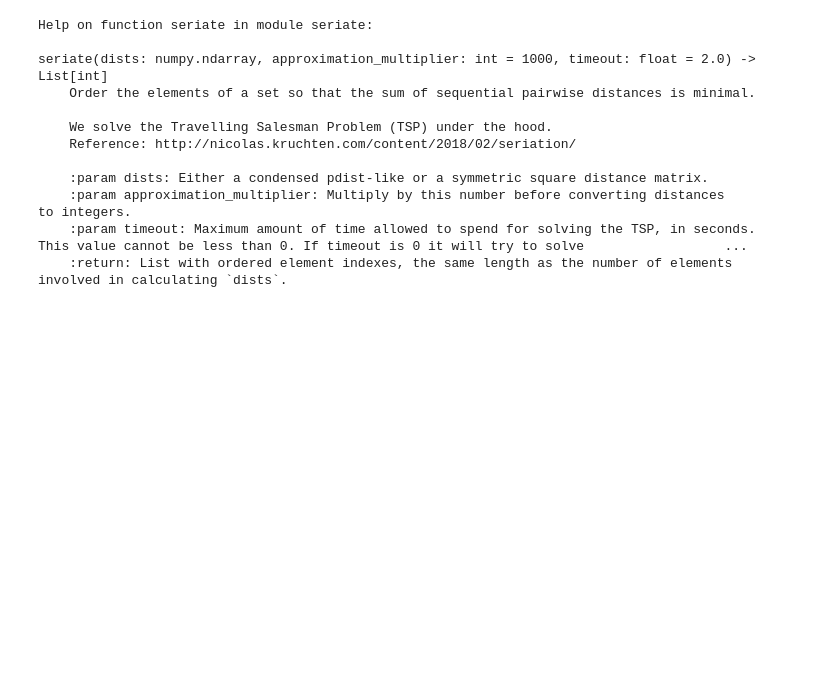
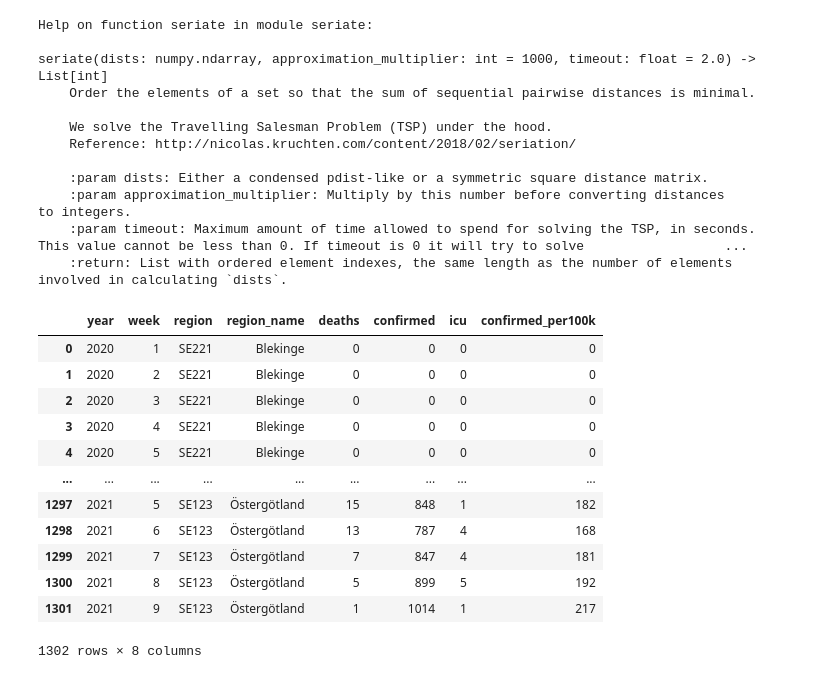
Before and after one commit to martinbenes1996/732A76, a Jupyter notebook: Try.ipynb, the cells around one changed output. Saved outputs shown, nothing was run; the diff lists cells and outputs as text; code cells hidden in the pictures; blank space fills up the shorter version.

```diff
--- a/Try.ipynb
+++ b/Try.ipynb
@@ -195,3 +195,19 @@ seriate(dists: numpy.ndarray, approximation_multiplier: int = 1000, timeout: flo
     :param approximation_multiplier: Multiply by this number before converting distances                                      to integers.
     :param timeout: Maximum amount of time allowed to spend for solving the TSP, in seconds.                     This value cannot be less than 0. If timeout is 0 it will try to solve                  ...
     :return: List with ordered element indexes, the same length as the number of elements              involved in calculating `dists`.
+# %%
+se_deaths
+# %% [output]
+|  | year | week | region | region_name | deaths | confirmed | icu | confirmed_per100k |
+| 0 | 2020 | 1 | SE221 | Blekinge | 0 | 0 | 0 | 0 |
+| 1 | 2020 | 2 | SE221 | Blekinge | 0 | 0 | 0 | 0 |
+| 2 | 2020 | 3 | SE221 | Blekinge | 0 | 0 | 0 | 0 |
+| 3 | 2020 | 4 | SE221 | Blekinge | 0 | 0 | 0 | 0 |
+| 4 | 2020 | 5 | SE221 | Blekinge | 0 | 0 | 0 | 0 |
+| ... | ... | ... | ... | ... | ... | ... | ... | ... |
+| 1297 | 2021 | 5 | SE123 | Östergötland | 15 | 848 | 1 | 182 |
+| 1298 | 2021 | 6 | SE123 | Östergötland | 13 | 787 | 4 | 168 |
+| 1299 | 2021 | 7 | SE123 | Östergötland | 7 | 847 | 4 | 181 |
+| 1300 | 2021 | 8 | SE123 | Östergötland | 5 | 899 | 5 | 192 |
+| 1301 | 2021 | 9 | SE123 | Östergötland | 1 | 1014 | 1 | 217 |
+1302 rows × 8 columns
```
Also changed, not shown: parts of 3 cells of this notebook, 11 other files.
